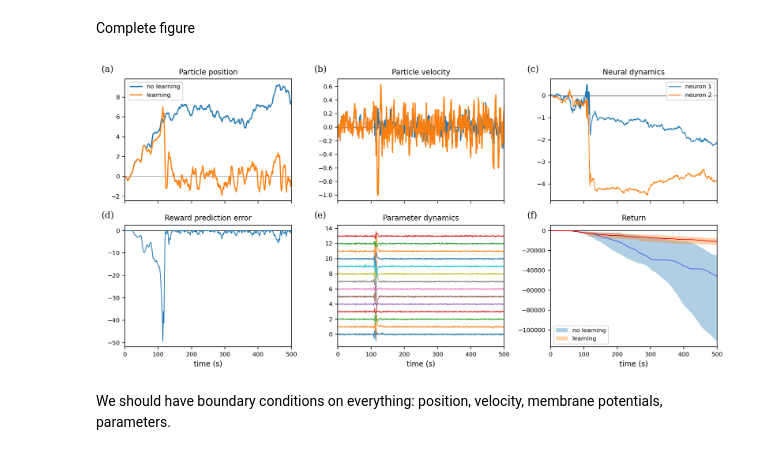
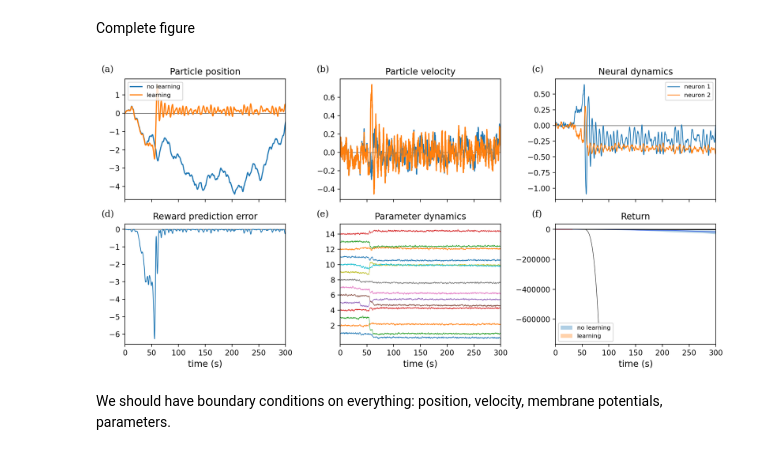
Before and after one commit to marcelvangerven/neuromorphic_intelligence, a Jupyter notebook: notebooks/noise_based_learning.ipynb, the cells around one changed output. Saved outputs shown, nothing was run; the diff lists cells and outputs as text; code cells hidden in the pictures.

```diff
--- a/notebooks/noise_based_learning.ipynb
+++ b/notebooks/noise_based_learning.ipynb
@@ -16,11 +16,11 @@ cmap = plt.get_cmap("tab10")
 plt.rcParams["axes.prop_cycle"] = plt.cycler(color=cmap.colors)
 plt.rcParams["figure.dpi"] = 200
 plt.rcParams["font.size"] = 10
-plt.rcParams["axes.labelsize"] = 10
-plt.rcParams["axes.titlesize"] = 10
+plt.rcParams["axes.labelsize"] = 12
+plt.rcParams["axes.titlesize"] = 12
 plt.rcParams["legend.fontsize"] = 8
-plt.rcParams["xtick.labelsize"] = 8
-plt.rcParams["ytick.labelsize"] = 8
+plt.rcParams["xtick.labelsize"] = 10
+plt.rcParams["ytick.labelsize"] = 10
 
 solver = dfx.GeneralShARK
 # %% [markdown]
@@ -65,13 +65,13 @@ args = {'reward': reward}
 # mean_rate = 5.0
 # reward_rate = 2.0
 
-key = jr.PRNGKey(0)
+key = jr.PRNGKey(42)
 t0=0
-t1=500 # 300
+t1=300 # 300
 dt0=0.1
 
 # model parameters
-param_rate = 3.0
+param_rate = 2.0
 noise_rate = 0.1
 mean_rate = 5.0
 reward_rate = 2.0
@@ -115,14 +115,14 @@ for i in range(N):
 
     # learning
     system = OUAModel(model=coupled_system, param_rate=param_rate, noise_rate=noise_rate, mean_rate=mean_rate, reward_rate=reward_rate)
-    sol = dfx.diffeqsolve(system.terms(jr.PRNGKey(i*3)), solver(), args=args, t0=t0, t1=t1, dt0=dt0, y0=system.initial, saveat=dfx.SaveAt(steps=True, fn=custom_output), adjoint=dfx.DirectAdjoint(), max_steps=int(1e6))
+    sol = dfx.diffeqsolve(system.terms(jr.PRNGKey(42+i)), solver(), args=args, t0=t0, t1=t1, dt0=dt0, y0=system.initial, saveat=dfx.SaveAt(steps=True, fn=custom_output), adjoint=dfx.DirectAdjoint(), max_steps=int(1e6))
     _, reward_ = sol.ys
     ts_learning.append(sol.ts)
     return_learning.append(jnp.cumsum(reward_))
 
     # no learning
     system = OUAModel(model=coupled_system, param_rate=param_rate, noise_rate=0.0, mean_rate=mean_rate, reward_rate=reward_rate)
-    sol = dfx.diffeqsolve(system.terms(jr.PRNGKey(i*3)), solver(), args=args, t0=t0, t1=t1, dt0=dt0, y0=system.initial, saveat=dfx.SaveAt(steps=True, fn=custom_output), adjoint=dfx.DirectAdjoint(), max_steps=int(1e6))
+    sol = dfx.diffeqsolve(system.terms(jr.PRNGKey(42+i)), solver(), args=args, t0=t0, t1=t1, dt0=dt0, y0=system.initial, saveat=dfx.SaveAt(steps=True, fn=custom_output), adjoint=dfx.DirectAdjoint(), max_steps=int(1e6))
     _, reward_ = sol.ys
     ts_nolearning.append(sol.ts)
     return_nolearning.append(jnp.cumsum(reward_))
@@ -277,22 +277,6 @@ with sns.color_palette("tab10"):
         ax[0,2].transAxes + ScaledTranslation(-32/72, +7/72, fig.dpi_scale_trans)),
         fontsize='large', va='bottom', fontfamily='serif')
 
-    ax[1,1].plot([0, t1], [0.0, 0.0], 'k-', lw=0.5,label='_nolegend_')
-
-    # collect all parameters
-    params = jnp.vstack(jax.tree.map(lambda x: jnp.reshape(x, (len(sol.ts), -1)).T, agent_params))
-    for i in range(params.shape[0]):
-        ax[1,1].plot(sol.ts, i + params[i], lw=0.5);
-
-    # for i, p in enumerate(agent_means):
-    #     ax[1,1].plot(sol.ts, i + jnp.reshape(p, shape), lw=0.5, color='k');
-    # for i, p in enumerate(agent_params):
-    #     ax[1,1].plot(sol.ts, i + jnp.reshape(p, shape), lw=0.5, alpha=0.5);
-    ax[1,1].set_title('Parameter dynamics');
-    ax[1,1].text(0.0, 1.0, '(e)', transform=(
-        ax[1,1].transAxes + ScaledTranslation(-32/72, +7/72, fig.dpi_scale_trans)),
-        fontsize='large', va='bottom', fontfamily='serif')
-
     ax[1,0].plot([0, t1], [0.0, 0.0], 'k-', lw=0.5,label='_nolegend_')
     ax[1,0].plot(sol.ts, reward, lw=1.0);
     # ax[1,2].plot(sol.ts, avg_reward, lw=1.0);
@@ -302,6 +286,23 @@ with sns.color_palette("tab10"):
     ax[1,0].set_title('Reward prediction error');
     ax[1,0].text(0.0, 1.0, '(d)', transform=(
         ax[1,0].transAxes + ScaledTranslation(-32/72, +7/72, fig.dpi_scale_trans)),
+        fontsize='large', va='bottom', fontfamily='serif')
+
+    # ax[1,1].plot([0, t1], [0.0, 0.0], 'k-', lw=0.5,label='_nolegend_')
+
+    # collect all parameters
+    params = jnp.vstack(jax.tree.map(lambda x: jnp.reshape(x, (len(sol.ts), -1)).T, agent_params))
+    for i in range(params.shape[0]):
+        ax[1,1].plot(sol.ts, 1 + i + params[i], lw=0.5);
+
+    ax[1,1].set_yticks(jnp.arange(2, params.shape[0]+1, 2))
+    # for i, p in enumerate(agent_means):
+    #     ax[1,1].plot(sol.ts, i + jnp.reshape(p, shape), lw=0.5, color='k');
+    # for i, p in enumerate(agent_params):
+    #     ax[1,1].plot(sol.ts, i + jnp.reshape(p, shape), lw=0.5, alpha=0.5);
+    ax[1,1].set_title('Parameter dynamics');
+    ax[1,1].text(0.0, 1.0, '(e)', transform=(
+        ax[1,1].transAxes + ScaledTranslation(-32/72, +7/72, fig.dpi_scale_trans)),
         fontsize='large', va='bottom', fontfamily='serif')
 
     ax[1,2].plot([0, t1], [0.0, 0.0], 'k-', lw=0.5,label='_nolegend_')
@@ -318,42 +319,40 @@ with sns.color_palette("tab10"):
     # ax[0,2].fill_between(ts_learning[0], means_learning-stds_learning, means_learning+stds_learning, alpha=0.5)
     ax[1,2].fill_between(ts_learning[0], q1_learning, q3_learning, alpha=0.35, label='learning')
     ax[1,2].plot(ts_learning[0], median_learning, color='red', lw=1)
-    # for i in range(N):
-    #     ax[0,2].plot(ts_learning[i], return_learning[i], color='black', alpha=1, lw=0.5)
-
+    for i in range(N):
+        ax[1,2].plot(ts_learning[i], return_learning[i], color='black', alpha=1, lw=0.5)
 
     ax[1,2].legend(loc='lower left')
 
     # plot smooth histogram of returns
     # import numpy as np
     # from scipy.ndimage import gaussian_filter1d
     # returns = jnp.array(return_learning)
     # returns = jnp.min(returns, axis=1)
     # bins = jnp.linspace(jnp.min(returns), jnp.max(returns), num=50)
     # hist, bin_edges = jnp.histogram(returns, bins=bins, density=True)
     # hist = gaussian_filter1d(hist, sigma=1)
     # ax[0,2].plot(bin_edges[:-1], hist, color='black', lw=2)
 
     # ax[0,2].set_ylim([-25000, 0])
 
     ax[1,2].set_title('Return');
     ax[1,2].text(0.0, 1.0, '(f)', transform=(
         ax[1,2].transAxes + ScaledTranslation(-32/72, +7/72, fig.dpi_scale_trans)),
         fontsize='large', va='bottom', fontfamily='serif')
 
-
     for i in range(3):
         ax[1,i].set_xlabel('time (s)')
 
     for i in range(2):
         for j in range(3):
             ax[i,j].margins(x=0)
 
     plt.tight_layout()
 
 plt.savefig('../figures/noise_based_learning.pdf', format='pdf')
 # %% [output]
-[figure, old version]
+[figure, new version]
 # %% [markdown]
 We should have boundary conditions on everything: position, velocity, membrane potentials, parameters.
 # %%
```
Also changed, not shown: parts of 1 cell of this notebook, 6 other files.
